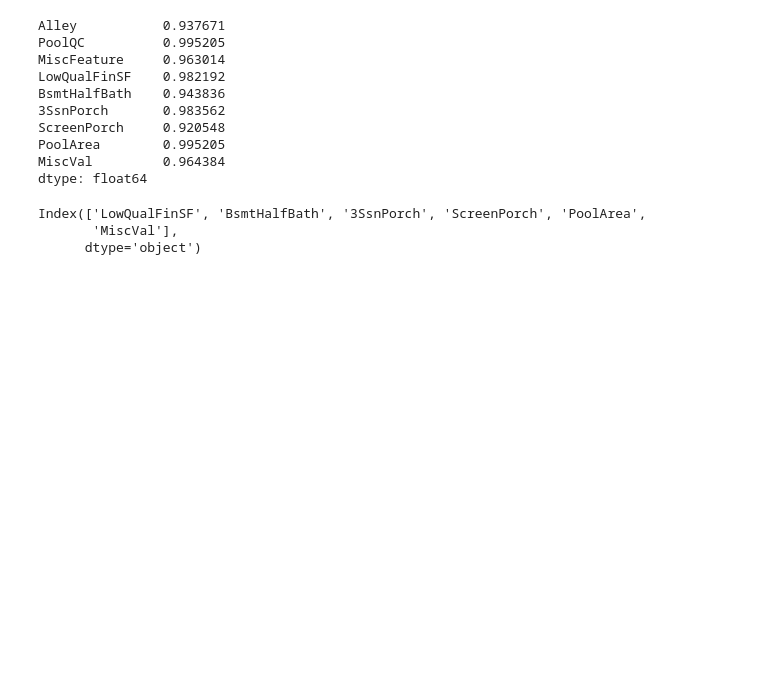
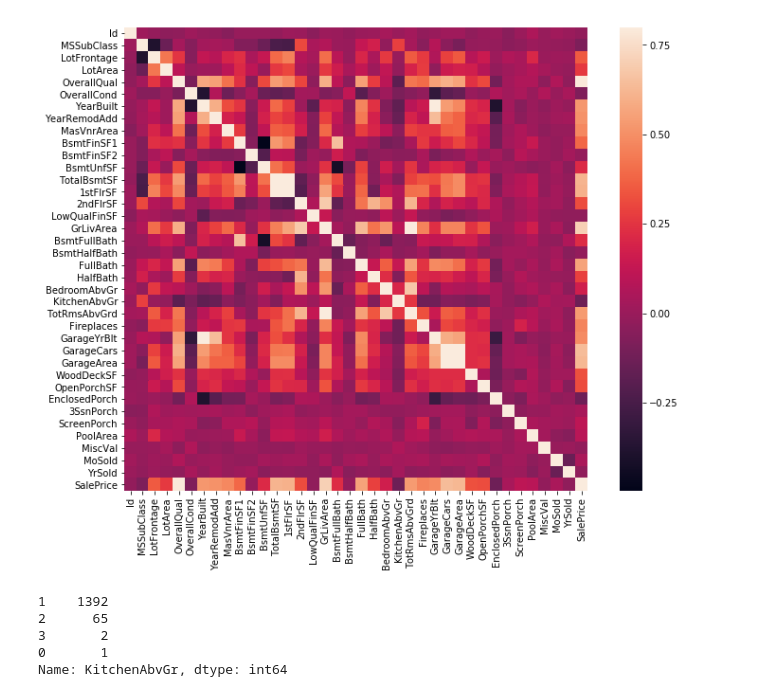
Before and after one commit to squashmeister99/PythonProjects, a Jupyter notebook: housingPrices/HousingPrices/housingPrices_exploration.ipynb, the cells around one changed output. Saved outputs shown, nothing was run; the diff lists cells and outputs as text; code cells hidden in the pictures; blank space fills up the shorter version.

```diff
--- a/housingPrices/HousingPrices/housingPrices_exploration.ipynb
+++ b/housingPrices/HousingPrices/housingPrices_exploration.ipynb
@@ -20,6 +20,12 @@ def plotCoorelations(df):
     # remove non_numeric features
     corr = df.corr()
     corr.style.background_gradient(cmap='coolwarm').set_precision(2)
+# %%
+def plotHeatmap(df):
+    corrmat = df.corr()
+    f, ax = plt.subplots(figsize=(12, 9))
+    sns.heatmap(corrmat, vmax=.8, square=True);
+    plt.show()
 # %%
 # define a method to use Isolation Forest for outlier detection
 def outlierDetect_IsolationForest(home_data):
@@ -69,0 +79,12 @@ X = home_data.drop(columns = ["Id"])
+# %%
+plotHeatmap(home_data)
+# %% [output]
+[figure, added]
+# %%
+home_data["KitchenAbvGr"].value_counts()
+# %% [output]
+1    1392
+2      65
+3       2
+0       1
+Name: KitchenAbvGr, dtype: int64
@@ -70,26 +95,5 @@ X = home_data.drop(columns = ["Id"])
 # %%
-columnsWithMissingData(X)
+columnsWithMissingData(X, threshold = 0.5)
-# %% [output]
-Alley           0.937671
-PoolQC          0.995205
-MiscFeature     0.963014
-LowQualFinSF    0.982192
-BsmtHalfBath    0.943836
-3SsnPorch       0.983562
-ScreenPorch     0.920548
-PoolArea        0.995205
-MiscVal         0.964384
-dtype: float64
-# %%
-#percentage of zero values for each numeric variable
-zero_df = X.columns[(X == 0).any()]
-num = (X[zero_df] == 0).sum()/len(X.index)
-num = num.loc[num > 0.9]
-print(num.index)
-# %% [output]
-Index(['LowQualFinSF', 'BsmtHalfBath', '3SsnPorch', 'ScreenPorch', 'PoolArea',
-       'MiscVal'],
-      dtype='object')
 # %%
 # We will train our classifier with the following features:
 
```
Also changed, not shown: parts of 6 cells of this notebook, 2 other files.
